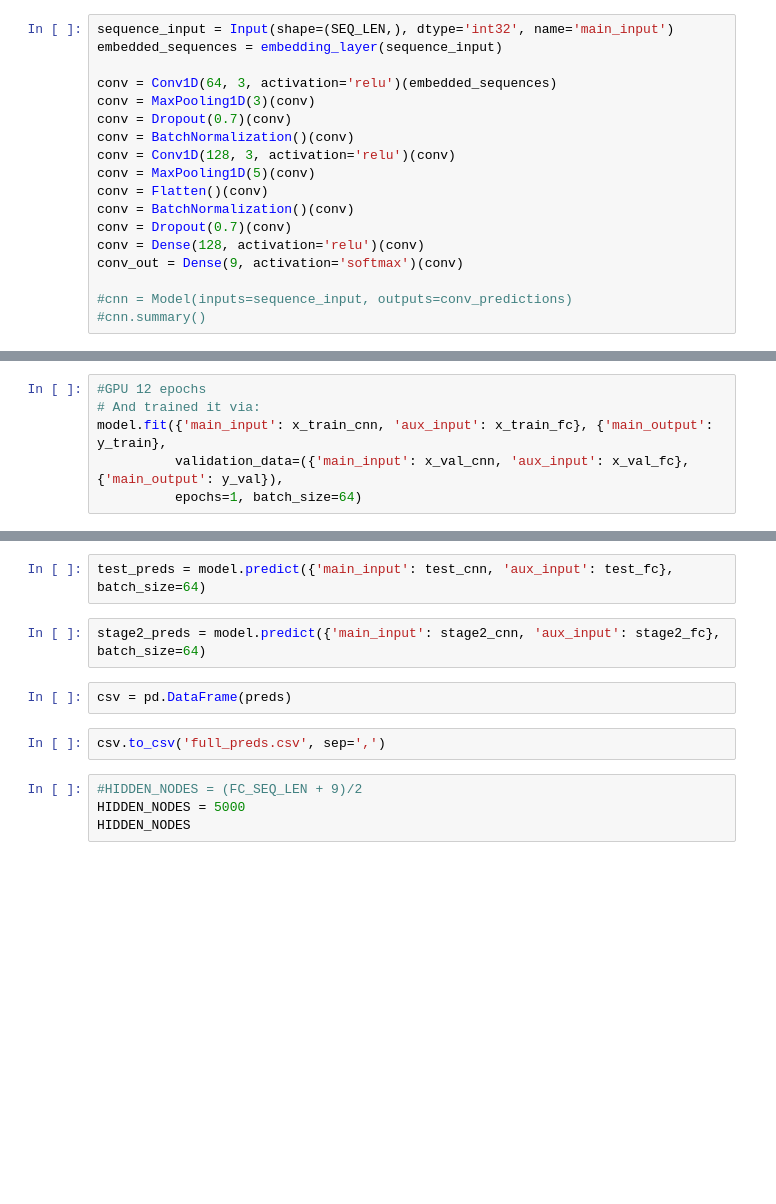
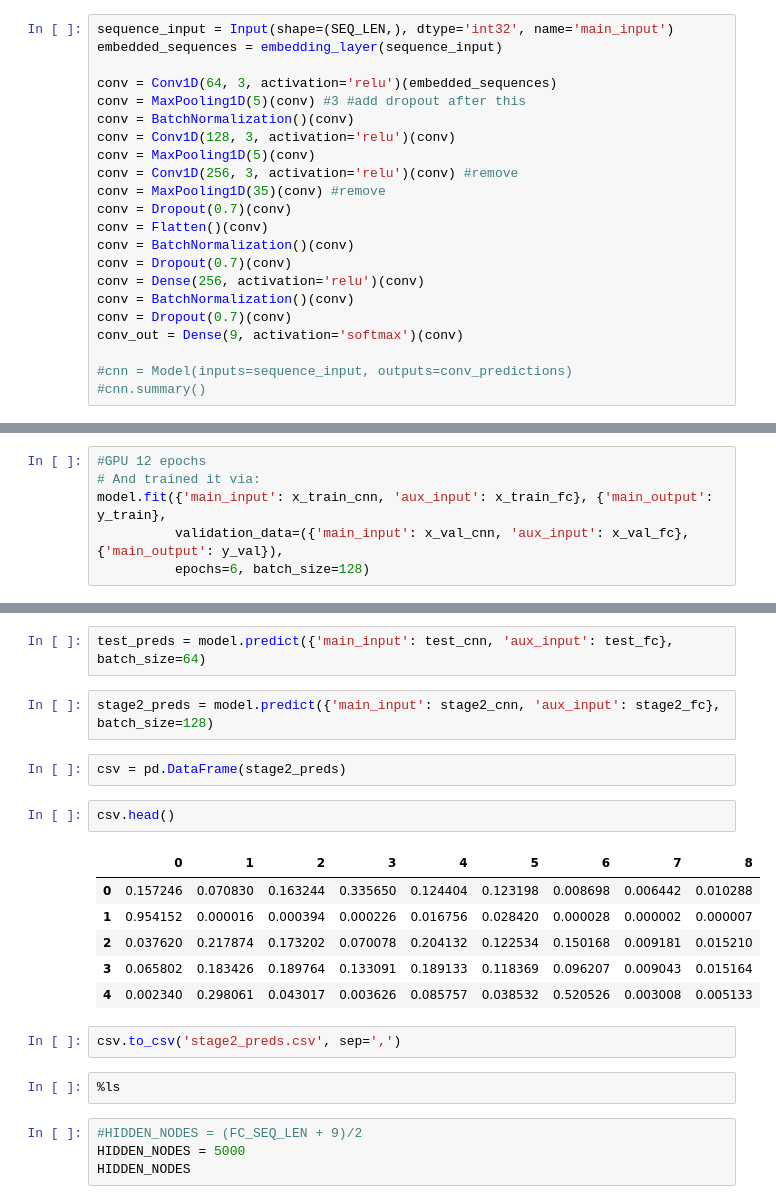
Before and after one commit to ctrhodes/misc, a Jupyter notebook: full_prec_med_text_vars_API-20170925.ipynb, the cells around one changed output, grey strips where cells are left out. Drawn from its saved outputs; the diff is of its cells as text; blank space fills up the shorter version.

```diff
--- a/full_prec_med_text_vars_API-20170925.ipynb
+++ b/full_prec_med_text_vars_API-20170925.ipynb
@@ -634,15 +1238,19 @@ sequence_input = Input(shape=(SEQ_LEN,), dtype='int32', name='main_input')
 embedded_sequences = embedding_layer(sequence_input)
 
 conv = Conv1D(64, 3, activation='relu')(embedded_sequences)
-conv = MaxPooling1D(3)(conv)
-conv = Dropout(0.7)(conv)
+conv = MaxPooling1D(5)(conv) #3 #add dropout after this
 conv = BatchNormalization()(conv)
 conv = Conv1D(128, 3, activation='relu')(conv)
 conv = MaxPooling1D(5)(conv)
+conv = Conv1D(256, 3, activation='relu')(conv) #remove
+conv = MaxPooling1D(35)(conv) #remove
+conv = Dropout(0.7)(conv)
 conv = Flatten()(conv)
 conv = BatchNormalization()(conv)
 conv = Dropout(0.7)(conv)
-conv = Dense(128, activation='relu')(conv)
+conv = Dense(256, activation='relu')(conv)
+conv = BatchNormalization()(conv)
+conv = Dropout(0.7)(conv)
 conv_out = Dense(9, activation='softmax')(conv)
 
 #cnn = Model(inputs=sequence_input, outputs=conv_predictions)
@@ -676,4 +1286,4 @@ model.compile(optimizer=Adam(),
 # And trained it via:
 model.fit({'main_input': x_train_cnn, 'aux_input': x_train_fc}, {'main_output': y_train},
           validation_data=({'main_input': x_val_cnn, 'aux_input': x_val_fc}, {'main_output': y_val}),
-          epochs=1, batch_size=64)
+          epochs=6, batch_size=128)
@@ -680,11 +1305,22 @@ model.fit({'main_input': x_train_cnn, 'aux_input': x_train_fc}, {'main_output':
 # %%
 test_preds = model.predict({'main_input': test_cnn, 'aux_input': test_fc}, batch_size=64)
 # %%
-stage2_preds = model.predict({'main_input': stage2_cnn, 'aux_input': stage2_fc}, batch_size=64)
+stage2_preds = model.predict({'main_input': stage2_cnn, 'aux_input': stage2_fc}, batch_size=128)
 # %%
-csv = pd.DataFrame(preds)
+csv = pd.DataFrame(stage2_preds)
+# %%
+csv.head()
+# %% [output]
+|  | 0 | 1 | 2 | 3 | 4 | 5 | 6 | 7 | 8 |
+| 0 | 0.157246 | 0.070830 | 0.163244 | 0.335650 | 0.124404 | 0.123198 | 0.008698 | 0.006442 | 0.010288 |
+| 1 | 0.954152 | 0.000016 | 0.000394 | 0.000226 | 0.016756 | 0.028420 | 0.000028 | 0.000002 | 0.000007 |
+| 2 | 0.037620 | 0.217874 | 0.173202 | 0.070078 | 0.204132 | 0.122534 | 0.150168 | 0.009181 | 0.015210 |
+| 3 | 0.065802 | 0.183426 | 0.189764 | 0.133091 | 0.189133 | 0.118369 | 0.096207 | 0.009043 | 0.015164 |
+| 4 | 0.002340 | 0.298061 | 0.043017 | 0.003626 | 0.085757 | 0.038532 | 0.520526 | 0.003008 | 0.005133 |
 # %%
-csv.to_csv('full_preds.csv', sep=',')
+csv.to_csv('stage2_preds.csv', sep=',')
+# %%
+%ls
 # %%
 #HIDDEN_NODES = (FC_SEQ_LEN + 9)/2
 HIDDEN_NODES = 5000
```
Also changed, not shown: parts of 117 cells of this notebook, 1 other file.
